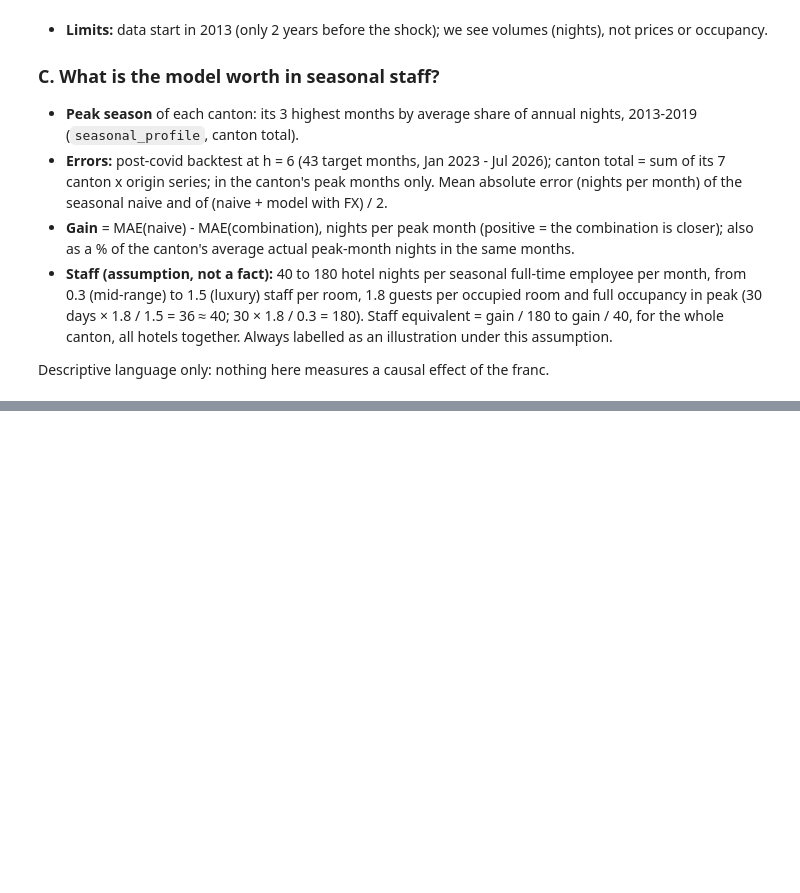
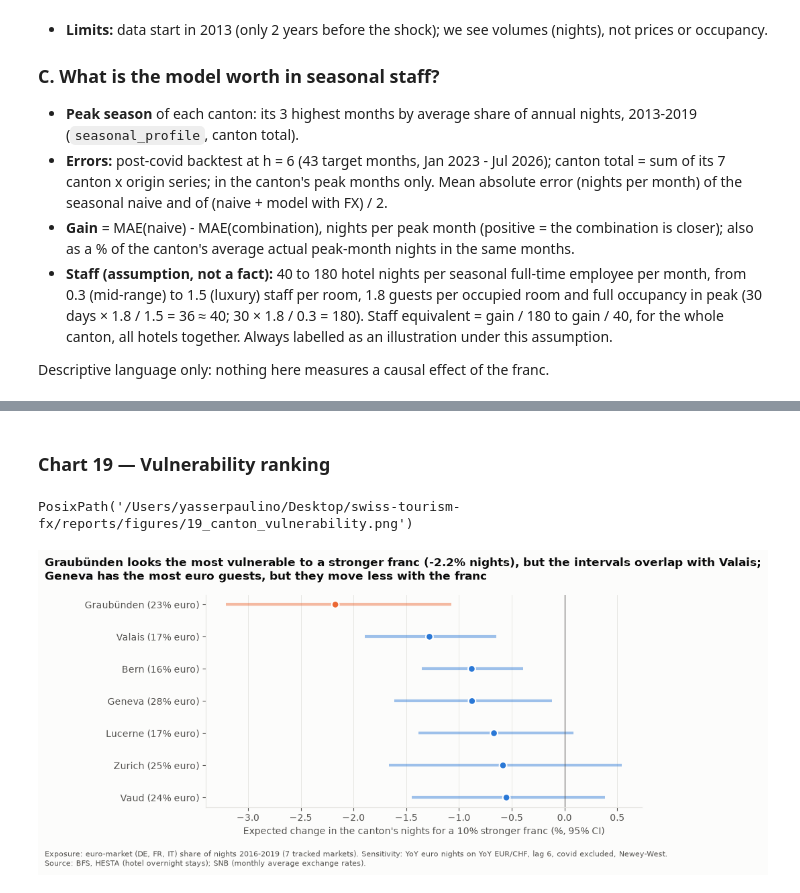
Before and after one commit to Pauulinooo/swiss-tourism-fx, a Jupyter notebook: notebooks/06_original_questions.ipynb, the cells around one changed output, grey strips where cells are left out. Drawn from its saved outputs; the diff is of its cells as text; code cells hidden in the pictures; blank space fills up the shorter version.

```diff
--- a/notebooks/06_original_questions.ipynb
+++ b/notebooks/06_original_questions.ipynb
@@ -28,0 +88,13 @@ Descriptive language only: nothing here measures a causal effect of the franc.
+# %%
+v = oq.vulnerability(con)
+display(v[["rank", "canton", "exposure", "beta", "beta_lo", "beta_hi", "p", "N", "vuln_pct", "vuln_lo", "vuln_hi"]].round(3))
+first, second = v.iloc[0], v.iloc[1]
+print(f"Most exposed: {v.loc[v['exposure'].idxmax(), 'canton']} ({100 * v['exposure'].max():.1f}% euro nights); "
+      f"least: {v.loc[v['exposure'].idxmin(), 'canton']} ({100 * v['exposure'].min():.1f}%)")
+print(f"Most vulnerable: {first.canton} {first.vuln_pct:+.1f}% (95% CI {first.vuln_lo:+.1f} to {first.vuln_hi:+.1f}); "
+      f"second: {second.canton} {second.vuln_pct:+.1f}% ({second.vuln_lo:+.1f} to {second.vuln_hi:+.1f})")
+print("Verdict A:", oq.verdict_a(v))
+gr = v.set_index("canton").loc["Graubünden"]
+print(f"Graubünden: rank {int(gr['rank'])} of 7, {gr.vuln_pct:+.1f}% ({gr.vuln_lo:+.1f} to {gr.vuln_hi:+.1f}), "
+      f"exposure {100 * gr.exposure:.1f}%, beta {gr.beta:.2f}")
+print(f"Cantons whose beta CI excludes 0: {v.loc[v['beta_lo'] > 0, 'canton'].tolist()}")
@@ -28,0 +117,7 @@ Descriptive language only: nothing here measures a causal effect of the franc.
+# %%
+models = lh.forecast_from_origin(panel, fx)
+scen = oq.scenario_by_canton(models)
+cc = oq.cross_check(v, scen)
+display(v.set_index("canton")[["vuln_pct"]].join(scen).assign(rank_scenario=lambda d: d["scenario_pct"].rank()).round(2))
+print(f"Spearman rank correlation (7 cantons): {cc['spearman']:.2f} | first by vulnerability: {cc['first_vuln']}, "
+      f"first by scenario: {cc['first_scenario']}")
@@ -28,0 +135,23 @@ Descriptive language only: nothing here measures a causal effect of the franc.
+# %% [markdown]
+### Chart 19 — Vulnerability ranking
+# %%
+fig, ax = plt.subplots(figsize=(10, 4.8))
+y = np.arange(len(v))[::-1]
+col = [SLOTS[1] if c == "Graubünden" else SLOTS[0] for c in v["canton"]]
+ax.hlines(y, v["vuln_lo"], v["vuln_hi"], color=col, lw=3, alpha=0.45)
+ax.scatter(v["vuln_pct"], y, color=col, s=60, zorder=3, edgecolor="white", linewidth=1.5)
+ax.axvline(0, color=INK_SOFT, lw=0.8)
+ax.set_yticks(y, [f"{c} ({100 * e:.0f}% euro)" for c, e in zip(v["canton"], v["exposure"])])
+ax.grid(axis="y", visible=False)
+ax.set_xlabel("Expected change in the canton's nights for a 10% stronger franc (%, 95% CI)")
+sep = "clearly ahead" if "clearly" in oq.verdict_a(v) and "not" not in oq.verdict_a(v) else "but the intervals overlap"
+most_exp = v.loc[v["exposure"].idxmax(), "canton"]
+fig.suptitle(f"{first.canton} looks the most vulnerable to a stronger franc ({first.vuln_pct:+.1f}% nights), {sep} with {second.canton};\n"
+             f"{most_exp} has the most euro guests, but they move less with the franc", x=0.01, ha="left", fontsize=12, fontweight="bold")
+add_source(fig, SOURCE_BFS_SNB + ".", "Exposure: euro-market (DE, FR, IT) share of nights 2016-2019 (7 tracked markets). "
+           "Sensitivity: YoY euro nights on YoY EUR/CHF, lag 6, covid excluded, Newey-West.")
+fig.subplots_adjust(left=0.25, bottom=0.2, top=0.86)
+save(fig, "19_canton_vulnerability")
+# %% [output]
+PosixPath('/Users/yasserpaulino/Desktop/swiss-tourism-fx/reports/figures/19_canton_vulnerability.png')
+[figure, added]
```
Also changed, not shown: parts of 20 cells of this notebook, 2 other files.
